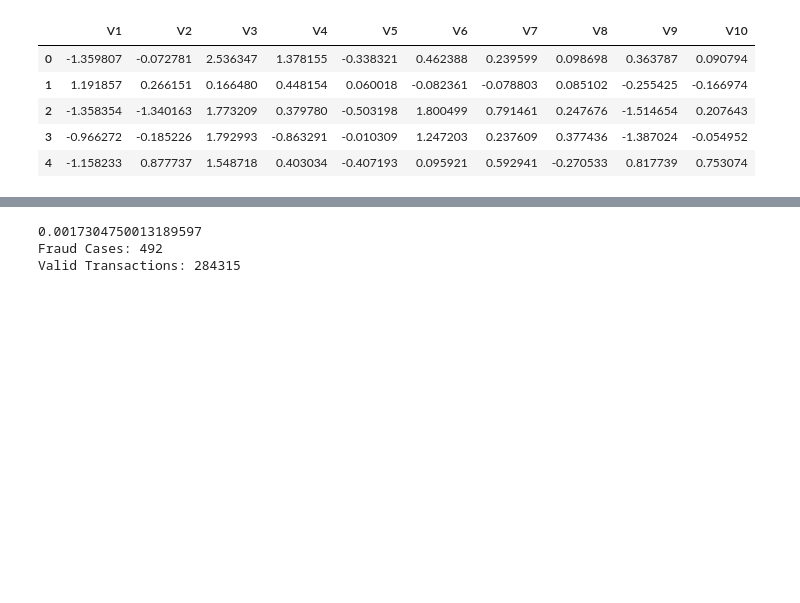
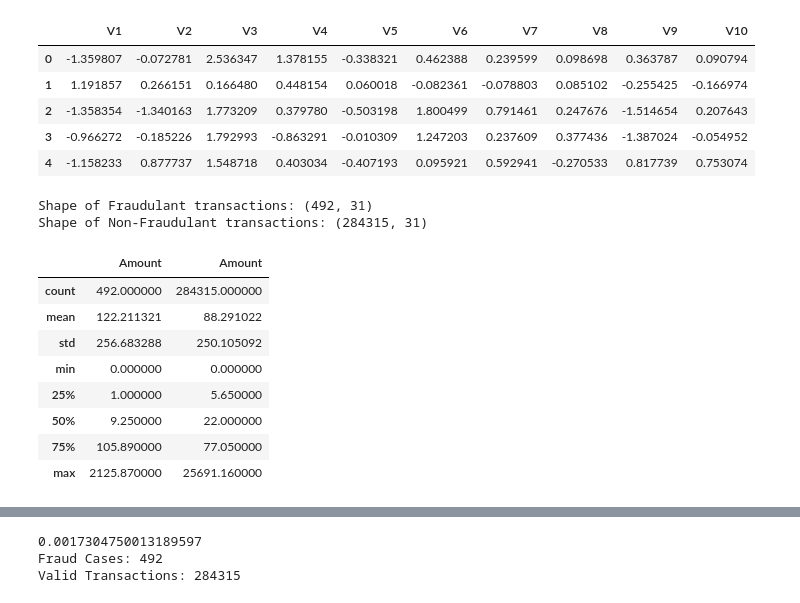
Before and after one commit to Maria1709/Creditcard-fraud2, a Jupyter notebook: Untitled.ipynb, the cells around one changed output, grey strips where cells are left out. Cells and saved outputs as stored; diff of their text form; code cells hidden in the pictures; blank space fills up the shorter version.

```diff
--- a/Untitled.ipynb
+++ b/Untitled.ipynb
@@ -113,3 +154,24 @@ data[cols].head()
 | 2 | -1.358354 | -1.340163 | 1.773209 | 0.379780 | -0.503198 | 1.800499 | 0.791461 | 0.247676 | -1.514654 | 0.207643 |
 | 3 | -0.966272 | -0.185226 | 1.792993 | -0.863291 | -0.010309 | 1.247203 | 0.237609 | 0.377436 | -1.387024 | -0.054952 |
 | 4 | -1.158233 | 0.877737 | 1.548718 | 0.403034 | -0.407193 | 0.095921 | 0.592941 | -0.270533 | 0.817739 | 0.753074 |
+# %%
+fraud = data[data['Class']==1]
+normal = data[data['Class']==0]
+
+print(f"Shape of Fraudulant transactions: {fraud.shape}")
+print(f"Shape of Non-Fraudulant transactions: {normal.shape}")
+# %% [output]
+Shape of Fraudulant transactions: (492, 31)
+Shape of Non-Fraudulant transactions: (284315, 31)
+# %%
+pd.concat([fraud.Amount.describe(), normal.Amount.describe()], axis=1)
+# %% [output]
+|  | Amount | Amount |
+| count | 492.000000 | 284315.000000 |
+| mean | 122.211321 | 88.291022 |
+| std | 256.683288 | 250.105092 |
+| min | 0.000000 | 0.000000 |
+| 25% | 1.000000 | 5.650000 |
+| 50% | 9.250000 | 22.000000 |
+| 75% | 105.890000 | 77.050000 |
+| max | 2125.870000 | 25691.160000 |
```
Also changed, not shown: parts of 33 cells of this notebook, 1 other file.
